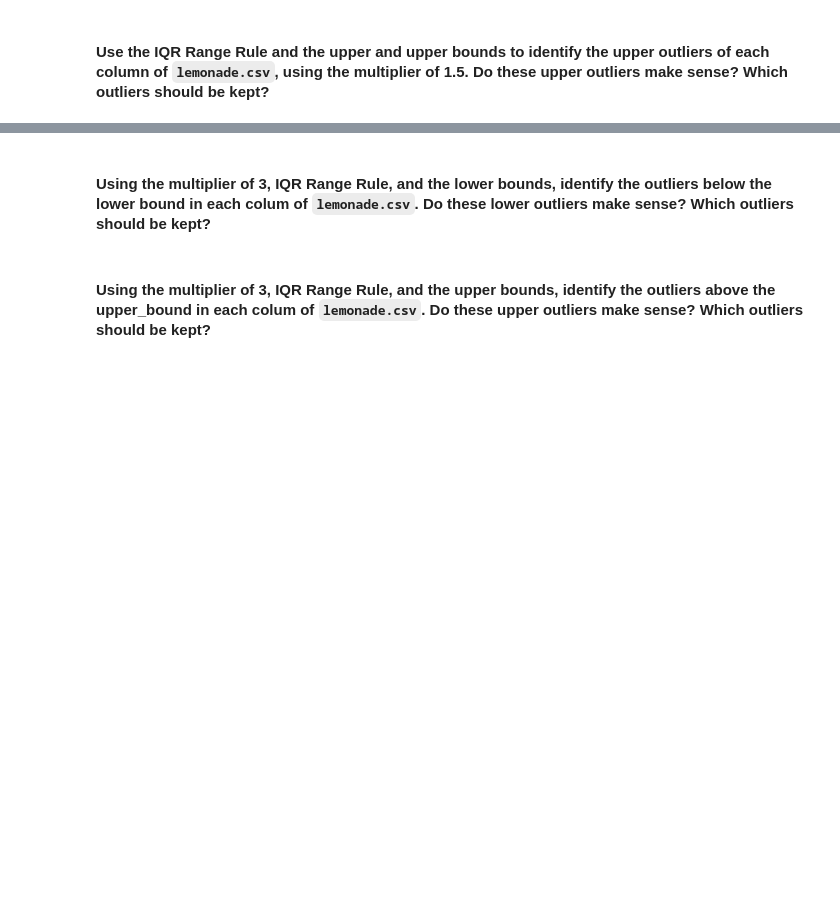
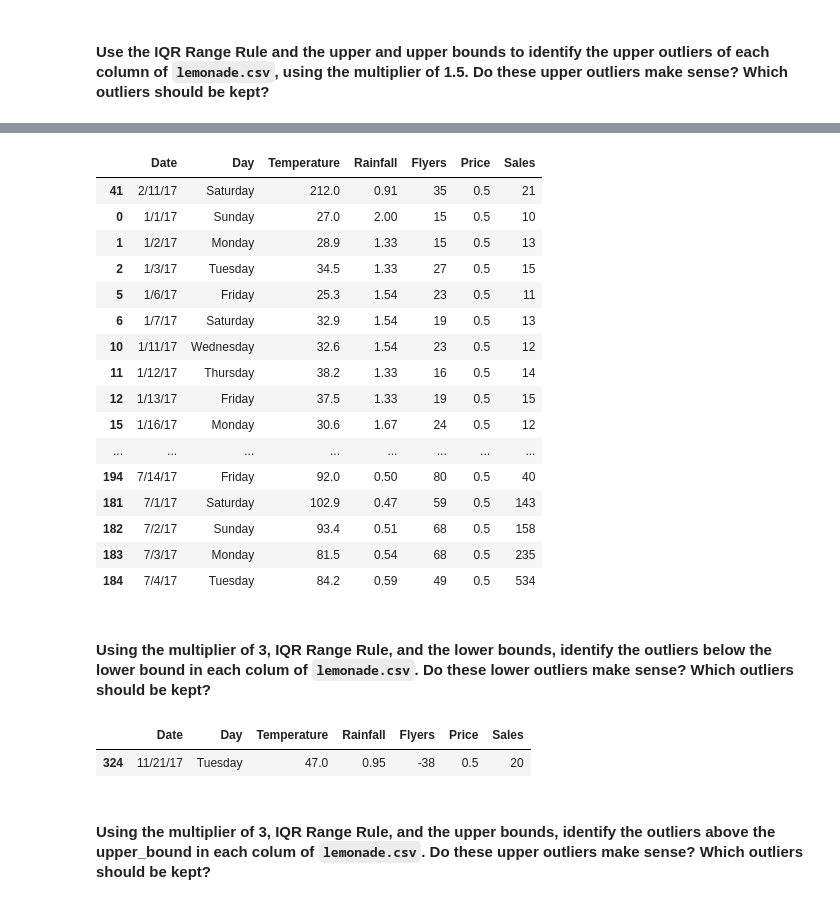
Before and after one commit to sophia-stewart/anomaly-detection-exercises, a Jupyter notebook: continuous_probabilistic_methods.ipynb, the cells around one changed output, grey strips where cells are left out. Drawn from its saved outputs; the diff is of its cells as text; code cells hidden in the pictures; blank space fills up the shorter version.

```diff
--- a/continuous_probabilistic_methods.ipynb
+++ b/continuous_probabilistic_methods.ipynb
@@ -38,4 +177,30 @@ lemonade.head()
+# %%
+# use function to only get upper outliers
+get_outliers(lemonade, bound='upper')
+# %% [output]
+|  | Date | Day | Temperature | Rainfall | Flyers | Price | Sales |
+| 41 | 2/11/17 | Saturday | 212.0 | 0.91 | 35 | 0.5 | 21 |
+| 0 | 1/1/17 | Sunday | 27.0 | 2.00 | 15 | 0.5 | 10 |
+| 1 | 1/2/17 | Monday | 28.9 | 1.33 | 15 | 0.5 | 13 |
+| 2 | 1/3/17 | Tuesday | 34.5 | 1.33 | 27 | 0.5 | 15 |
+| 5 | 1/6/17 | Friday | 25.3 | 1.54 | 23 | 0.5 | 11 |
+| 6 | 1/7/17 | Saturday | 32.9 | 1.54 | 19 | 0.5 | 13 |
+| 10 | 1/11/17 | Wednesday | 32.6 | 1.54 | 23 | 0.5 | 12 |
+| 11 | 1/12/17 | Thursday | 38.2 | 1.33 | 16 | 0.5 | 14 |
+| 12 | 1/13/17 | Friday | 37.5 | 1.33 | 19 | 0.5 | 15 |
+| 15 | 1/16/17 | Monday | 30.6 | 1.67 | 24 | 0.5 | 12 |
+| ... | ... | ... | ... | ... | ... | ... | ... |
+| 194 | 7/14/17 | Friday | 92.0 | 0.50 | 80 | 0.5 | 40 |
+| 181 | 7/1/17 | Saturday | 102.9 | 0.47 | 59 | 0.5 | 143 |
+| 182 | 7/2/17 | Sunday | 93.4 | 0.51 | 68 | 0.5 | 158 |
+| 183 | 7/3/17 | Monday | 81.5 | 0.54 | 68 | 0.5 | 235 |
+| 184 | 7/4/17 | Tuesday | 84.2 | 0.59 | 49 | 0.5 | 534 |
 # %% [markdown]
 #### Using the multiplier of 3, IQR Range Rule, and the lower bounds, identify the outliers below the lower bound in each colum of `lemonade.csv`. Do these lower outliers make sense? Which outliers should be kept?
+# %%
+get_outliers(lemonade, 3, 'lower')
+# %% [output]
+|  | Date | Day | Temperature | Rainfall | Flyers | Price | Sales |
+| 324 | 11/21/17 | Tuesday | 47.0 | 0.95 | -38 | 0.5 | 20 |
 # %% [markdown]
 #### Using the multiplier of 3, IQR Range Rule, and the upper bounds, identify the outliers above the upper_bound in each colum of `lemonade.csv`. Do these upper outliers make sense? Which outliers should be kept?
```
Also changed, not shown: parts of 10 cells of this notebook.
